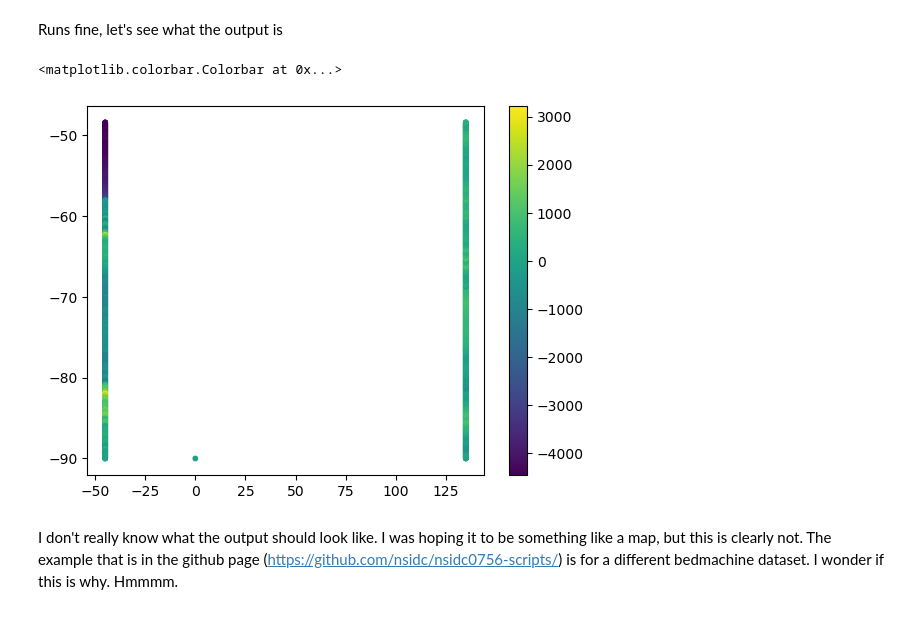
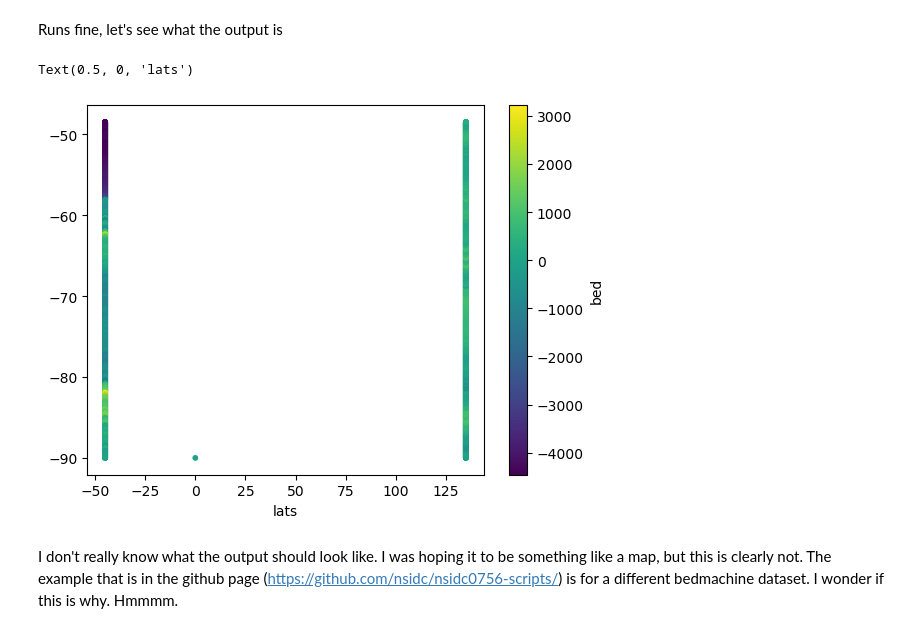
Before and after one commit to marcelduplessis/bedmachine-data, a Jupyter notebook: read-bedmachine.ipynb, the cells around one changed output. Cells and saved outputs as stored; diff of their text form; code cells hidden in the pictures.

```diff
--- a/read-bedmachine.ipynb
+++ b/read-bedmachine.ipynb
@@ -52,9 +52,12 @@ Runs fine, let's see what the output is
 import matplotlib.pyplot as plt
 # %%
 plt.scatter(lons[1:], lats[1:], 10, interpolated)
-plt.colorbar()
+plt.colorbar(label='bed')
+
+plt.xlabel('lons')
+plt.xlabel('lats')
 # %% [output]
-<matplotlib.colorbar.Colorbar at 0x...>
+Text(0.5, 0, 'lats')
-[figure, old version]
+[figure, new version]
 # %% [markdown]
 I don't really know what the output should look like. I was hoping it to be something like a map, but this is clearly not. The example that is in the github page (https://github.com/nsidc/nsidc0756-scripts/) is for a different bedmachine dataset. I wonder if this is why. Hmmmm.
```
Also changed, not shown: parts of 4 cells of this notebook.
